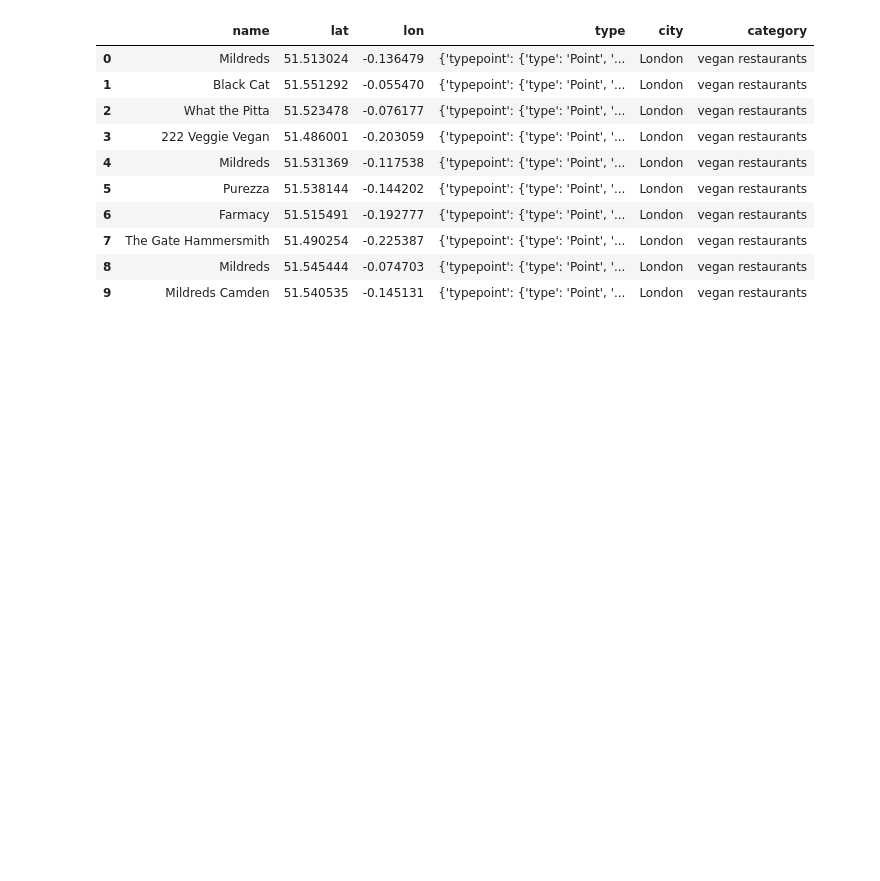
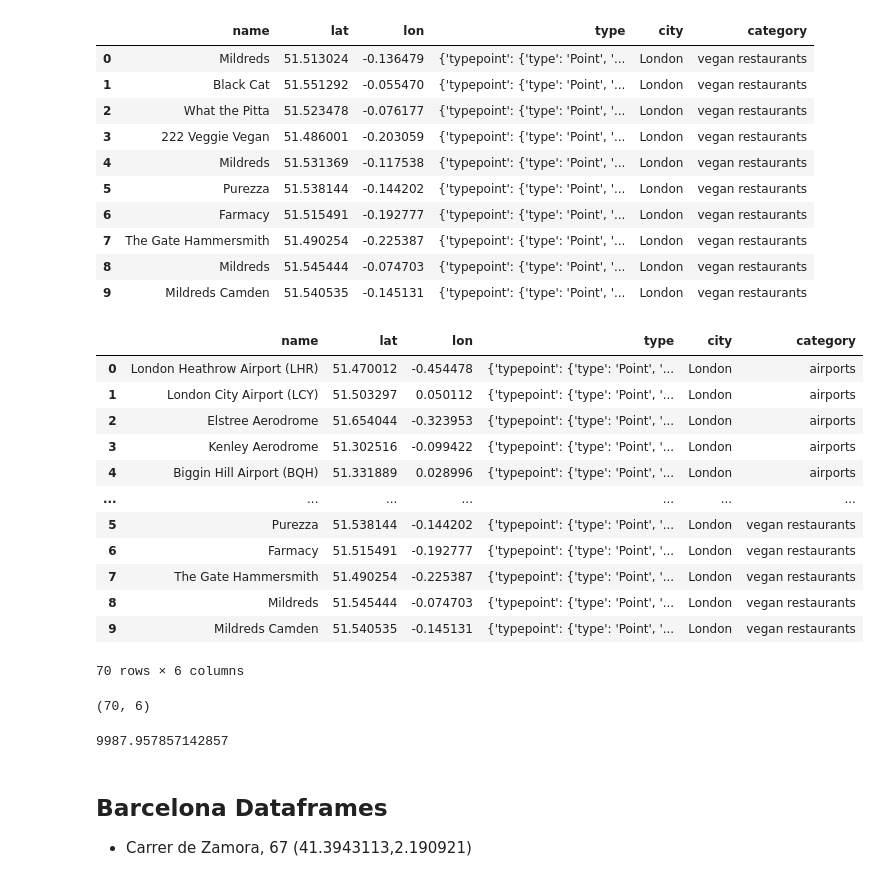
Before and after one commit to Hugocodesdude/Project_3, a Jupyter notebook: src/DIstances.ipynb, the cells around one changed output. Drawn from its saved outputs; the diff is of its cells as text; code cells hidden in the pictures; blank space fills up the shorter version.

```diff
--- a/src/DIstances.ipynb
+++ b/src/DIstances.ipynb
@@ -137,3 +141,34 @@ vegan_ldn_df_clean
 | 7 | The Gate Hammersmith | 51.490254 | -0.225387 | {'typepoint': {'type': 'Point', '... | London | vegan restaurants |
 | 8 | Mildreds | 51.545444 | -0.074703 | {'typepoint': {'type': 'Point', '... | London | vegan restaurants |
 | 9 | Mildreds Camden | 51.540535 | -0.145131 | {'typepoint': {'type': 'Point', '... | London | vegan restaurants |
+# %%
+ldn_api_df = pd.concat([airport_ldn_df_clean,basketball_ldn_df_clean,childcare_ldn_df_clean,music_ldn_df_clean,petgrooming_ldn_df_clean,starbucks_ldn_df_clean,vegan_ldn_df_clean], axis=0)
+ldn_api_df
+# %% [output]
+|  | name | lat | lon | type | city | category |
+| 0 | London Heathrow Airport (LHR) | 51.470012 | -0.454478 | {'typepoint': {'type': 'Point', '... | London | airports |
+| 1 | London City Airport (LCY) | 51.503297 | 0.050112 | {'typepoint': {'type': 'Point', '... | London | airports |
+| 2 | Elstree Aerodrome | 51.654044 | -0.323953 | {'typepoint': {'type': 'Point', '... | London | airports |
+| 3 | Kenley Aerodrome | 51.302516 | -0.099422 | {'typepoint': {'type': 'Point', '... | London | airports |
+| 4 | Biggin Hill Airport (BQH) | 51.331889 | 0.028996 | {'typepoint': {'type': 'Point', '... | London | airports |
+| ... | ... | ... | ... | ... | ... | ... |
+| 5 | Purezza | 51.538144 | -0.144202 | {'typepoint': {'type': 'Point', '... | London | vegan restaurants |
+| 6 | Farmacy | 51.515491 | -0.192777 | {'typepoint': {'type': 'Point', '... | London | vegan restaurants |
+| 7 | The Gate Hammersmith | 51.490254 | -0.225387 | {'typepoint': {'type': 'Point', '... | London | vegan restaurants |
+| 8 | Mildreds | 51.545444 | -0.074703 | {'typepoint': {'type': 'Point', '... | London | vegan restaurants |
+| 9 | Mildreds Camden | 51.540535 | -0.145131 | {'typepoint': {'type': 'Point', '... | London | vegan restaurants |
+70 rows × 6 columns
+# %%
+ldn_api_df.shape
+# %% [output]
+(70, 6)
+# %%
+def calc_distance_LDN_mean(x, site):
+    #site_coords = (51.5121948,-0.1360746)
+    place2_coords = (x.lat, x.lon)
+    return (distance.geodesic(site, place2_coords).km)*1000
+
+ldn_api_df["Distance"] = ldn_api_df.apply(lambda x: calc_distance_LDN_mean(x, (51.5121948,-0.1360746)), axis = 1).round(2)
+ldn_api_df["Distance"].mean()
+# %% [output]
+9987.957857142857
@@ -139,0 +192,4 @@ vegan_ldn_df_clean
+# %% [markdown]
+## Barcelona Dataframes
+
+- Carrer de Zamora, 67 (41.3943113,2.190921)
```
Also changed, not shown: parts of 40 cells of this notebook, 5 other files.
